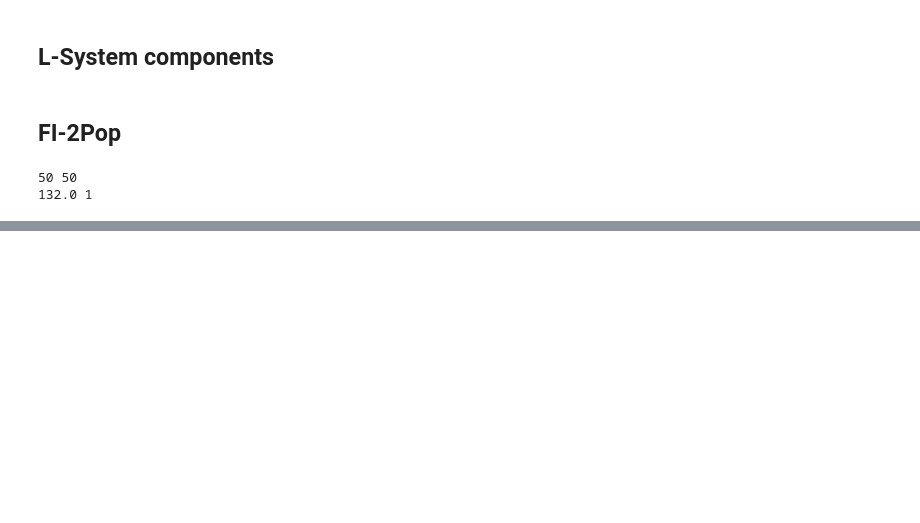
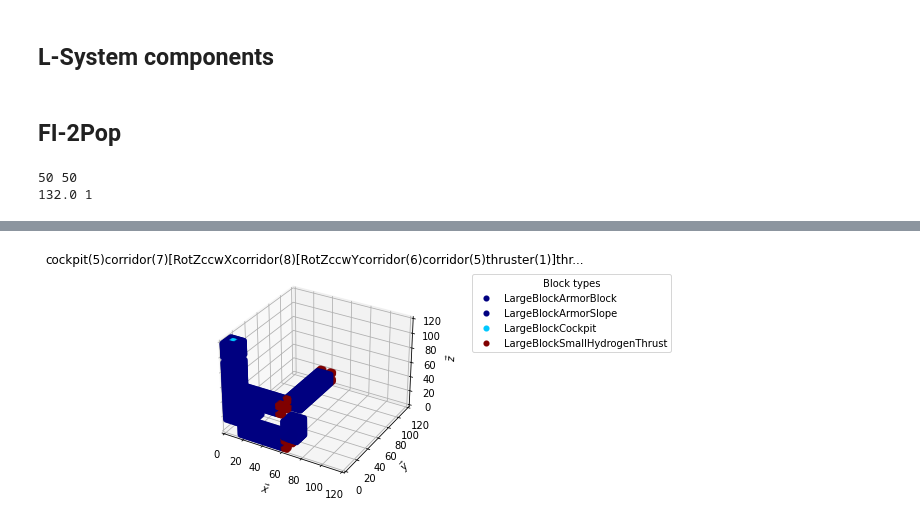
Before and after one commit to arayabrain/space-engineers-ai-spaceship-generator, a Jupyter notebook: l-system/fi2pop-demo.ipynb, the cells around one changed output, grey strips where cells are left out. Drawn from its saved outputs; the diff is of its cells as text; code cells hidden in the pictures; blank space fills up the shorter version.

```diff
--- a/l-system/fi2pop-demo.ipynb
+++ b/l-system/fi2pop-demo.ipynb
@@ -360,0 +366,25 @@ print(max(f_fitnesses), min(i_fitnesses))
+# %%
+from pcgsepy.lsystem.structure_maker import LLStructureMaker
+from pcgsepy.common.vecs import Orientation
+from pcgsepy.structure import Structure
+
+hl_axiom = f_pop[f_fitnesses.index(max(f_fitnesses))]
+ml_axiom = lsystem.hlsolver.translator.transform(axiom=hl_axiom)
+ll_axiom = lsystem.llsolver.solve(axiom=ml_axiom,
+                                  iterations=1,
+                                  axioms_per_iteration=1,
+                                  check_sat=False)[0]
+
+base_position, orientation_forward, orientation_up = Vec.v3i(
+            0, 0, 0), Orientation.FORWARD.value, Orientation.UP.value
+structure = Structure(origin=base_position,
+                      orientation_forward=orientation_forward,
+                      orientation_up=orientation_up)
+structure = LLStructureMaker(
+    atoms_alphabet=lsystem.llsolver.atoms_alphabet,
+    position=base_position).fill_structure(structure=structure,
+                                           axiom=ll_axiom)
+structure.sanify()
+structure.show(title=hl_axiom)
+# %% [output]
+[figure, added]
```
Also changed, not shown: parts of 3 cells of this notebook, 4 other files.
